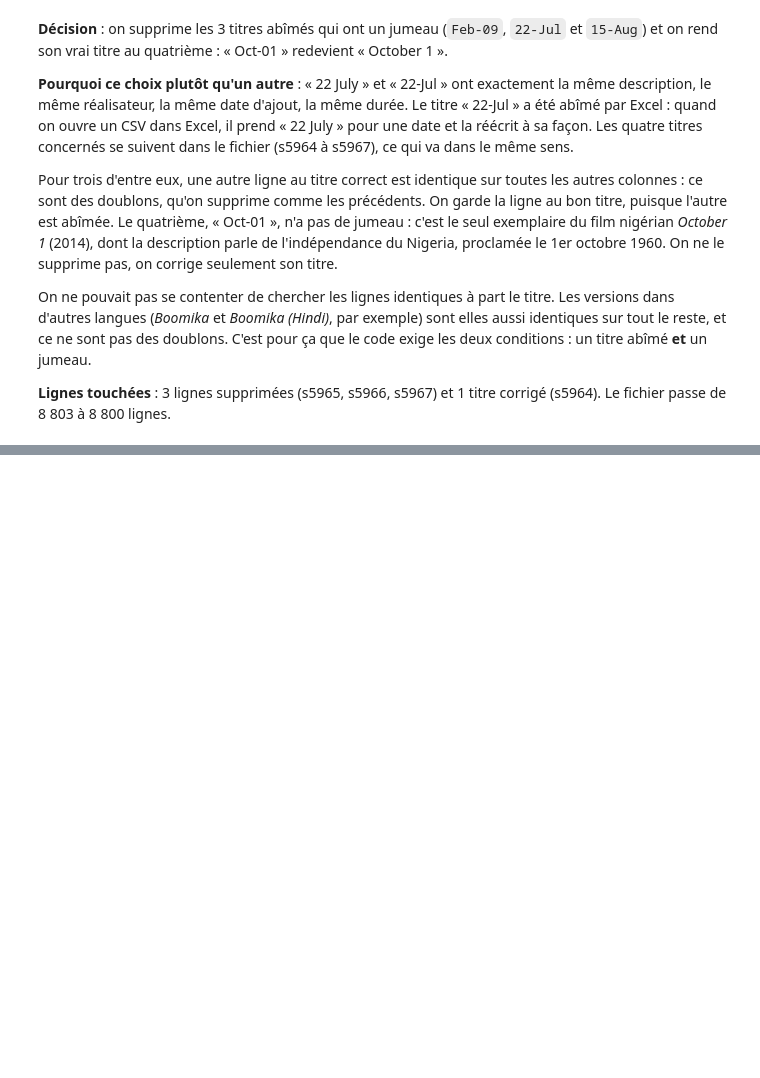
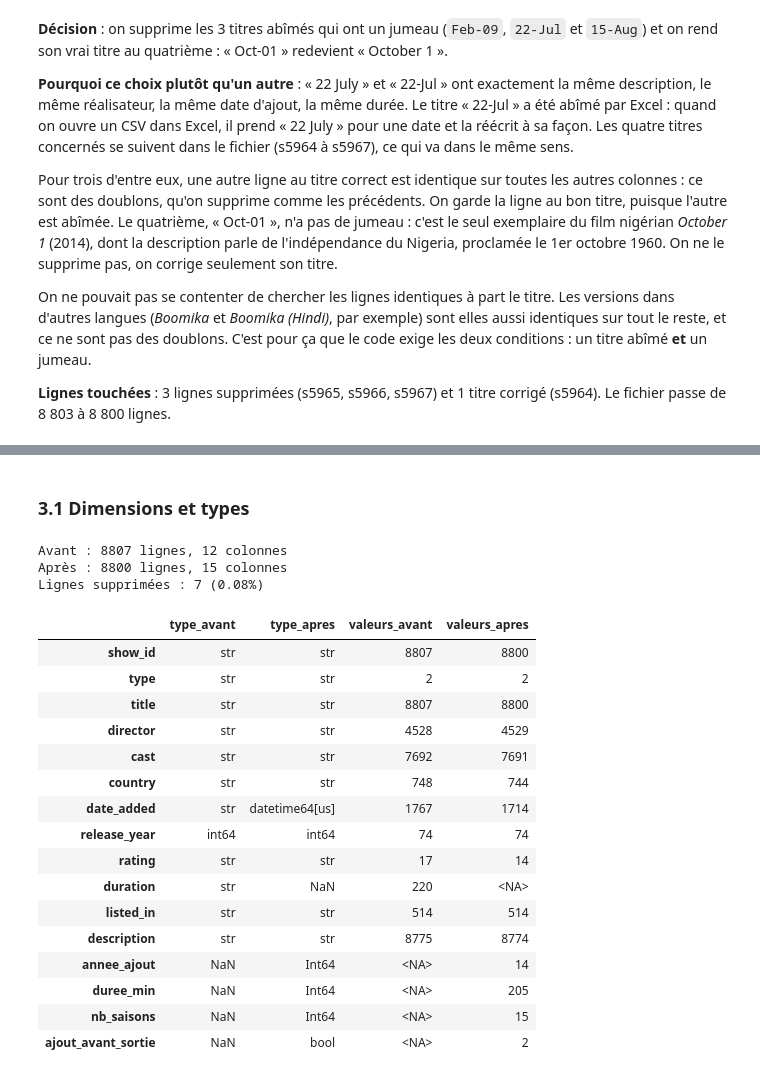
Before and after one commit to Omotolaaa7/ama-binome08-netflix, a Jupyter notebook: notebooks/nettoyage_netflix_binome08.ipynb, the cells around one changed output, grey strips where cells are left out. Drawn from its saved outputs; the diff is of its cells as text; code cells hidden in the pictures; blank space fills up the shorter version.

```diff
--- a/notebooks/nettoyage_netflix_binome08.ipynb
+++ b/notebooks/nettoyage_netflix_binome08.ipynb
@@ -891,0 +892,39 @@ Recalculer **les mêmes indicateurs** qu'en partie 1 sur `df`, et les comparer
+# %% [markdown]
+### 3.1 Dimensions et types
+# %%
+print(f"Avant : {brut.shape[0]} lignes, {brut.shape[1]} colonnes")
+print(f"Après : {df.shape[0]} lignes, {df.shape[1]} colonnes")
+perdues = len(brut) - len(df)
+print(f"Lignes supprimées : {perdues} ({perdues / len(brut):.2%})")
+
+# Les colonnes de brut d'abord, puis celles qu'on a créées. On s'en ressert dans les tableaux suivants
+toutes = list(brut.columns) + [c for c in df.columns if c not in brut.columns]
+
+# Même tableau qu'en 1.1, mais côte à côte. Une case vide veut dire que la colonne n'existe pas de ce côté-là
+pd.DataFrame({
+    "type_avant": brut.dtypes.astype(str),
+    "type_apres": df.dtypes.astype(str),
+    "valeurs_avant": brut.nunique(),
+    "valeurs_apres": df.nunique(),
+}).reindex(toutes).astype({"valeurs_avant": "Int64", "valeurs_apres": "Int64"})
+# %% [output]
+Avant : 8807 lignes, 12 colonnes
+Après : 8800 lignes, 15 colonnes
+Lignes supprimées : 7 (0.08%)
+|  | type_avant | type_apres | valeurs_avant | valeurs_apres |
+| show_id | str | str | 8807 | 8800 |
+| type | str | str | 2 | 2 |
+| title | str | str | 8807 | 8800 |
+| director | str | str | 4528 | 4529 |
+| cast | str | str | 7692 | 7691 |
+| country | str | str | 748 | 744 |
+| date_added | str | datetime64[us] | 1767 | 1714 |
+| release_year | int64 | int64 | 74 | 74 |
+| rating | str | str | 17 | 14 |
+| duration | str | NaN | 220 | <NA> |
+| listed_in | str | str | 514 | 514 |
+| description | str | str | 8775 | 8774 |
+| annee_ajout | NaN | Int64 | <NA> | 14 |
+| duree_min | NaN | Int64 | <NA> | 205 |
+| nb_saisons | NaN | Int64 | <NA> | 15 |
+| ajout_avant_sortie | NaN | bool | <NA> | 2 |
```
Also changed, not shown: parts of 24 cells of this notebook, 3 other files.
